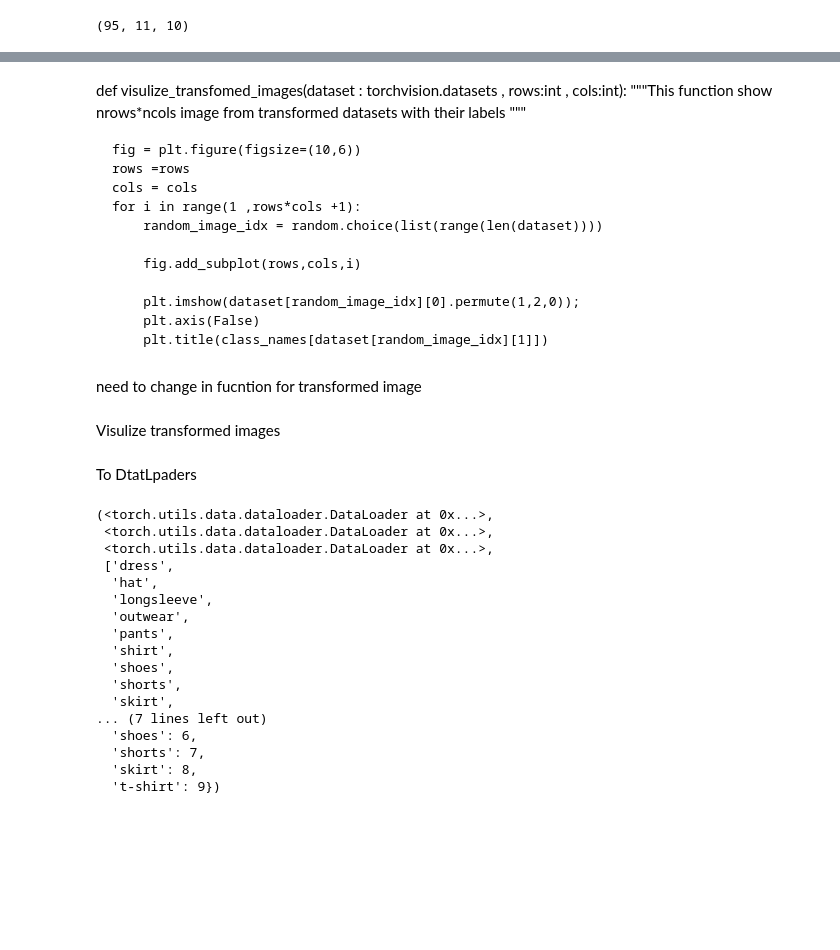
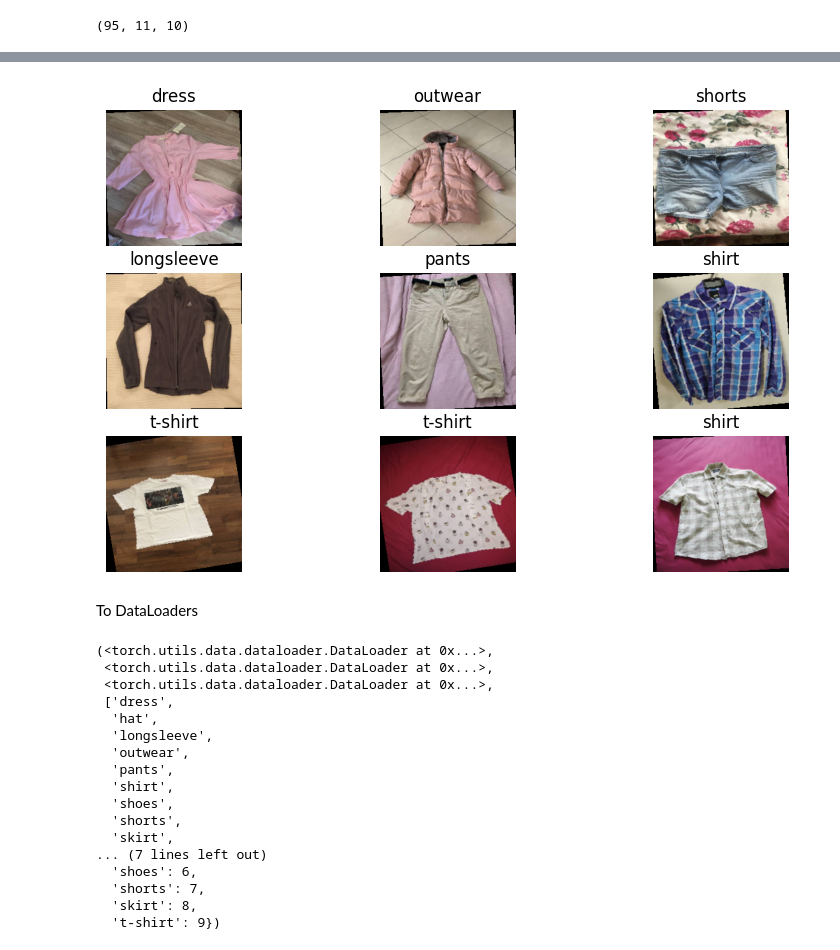
Before and after one commit to aliREZA79400/Clothing-Classification, a Jupyter notebook: Vision.ipynb, the cells around one changed output, grey strips where cells are left out. Cells and saved outputs as stored; diff of their text form; code cells hidden in the pictures; blank space fills up the shorter version.

```diff
--- a/vivson.ipynb
+++ b/Vision.ipynb
@@ -280,26 +263,35 @@ Chek shapes
-# %% [markdown]
-
-def visulize_transfomed_images(dataset : torchvision.datasets , rows:int , cols:int):
-    """This function show nrows*ncols image from transformed datasets with their labels
-    """
-
-    fig = plt.figure(figsize=(10,6))
-    rows =rows
-    cols = cols
-    for i in range(1 ,rows*cols +1):
-        random_image_idx = random.choice(list(range(len(dataset))))
-
-        fig.add_subplot(rows,cols,i)
-
-        plt.imshow(dataset[random_image_idx][0].permute(1,2,0));
-        plt.axis(False)
-        plt.title(class_names[dataset[random_image_idx][1]])
-# %% [markdown]
-need to change in fucntion for transformed image
-# %% [markdown]
-Visulize transformed images
+# %%
+train_data = datasets.ImageFolder(root=train_path,
+                                transform=train_transform)
+
+test_data = datasets.ImageFolder(root=test_path,
+                                    transform=test_transform)
+if val_path  is not None :
+    val_data = datasets.ImageFolder(root=val_path,
+                                    transform=test_transform)
+# %%
+
+def visulize_transfomed_images(dataset : torchvision.datasets ,class_names :list , rows:int , cols:int):
+    """This function show nrows*ncols image from transformed datasets with their labels
+    """
+
+    fig = plt.figure(figsize=(10,6))
+    rows =rows
+    cols = cols
+    for i in range(1 ,rows*cols +1):
+        random_image_idx = random.choice(list(range(len(dataset))))
+
+        fig.add_subplot(rows,cols,i)
+
+        plt.imshow(dataset[random_image_idx][0].permute(1,2,0));
+        plt.axis(False)
+        plt.title(class_names[dataset[random_image_idx][1]])
+# %%
+visulize_transfomed_images(dataset=train_data,class_names=class_names ,rows=3,cols=3)
+# %% [output]
+[figure, added]
 # %% [markdown]
-To DtatLpaders
+To DataLoaders
 # %%
 train_dataloader , test_dataloader , val_dataloader , class_names , class_idx
 # %% [output]
```
Also changed, not shown: parts of 40 cells of this notebook, 11 other files.
